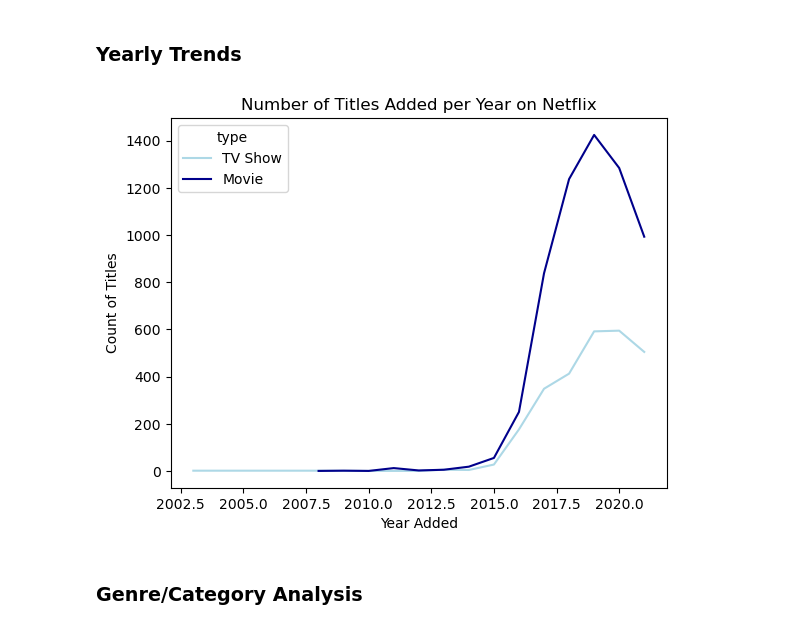
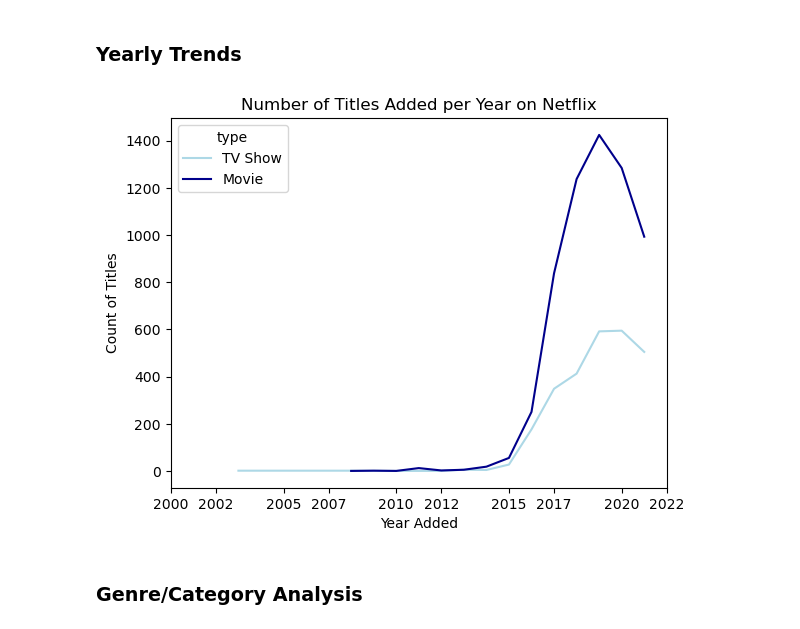
Before and after one commit to ItzChaBoiGhoza/movies-analysis, a Jupyter notebook: notebooks/movie_tvshows_eda.ipynb, the cells around one changed output. Cells and saved outputs as stored; diff of their text form; code cells hidden in the pictures.

```diff
--- a/notebooks/movie_tvshows_eda.ipynb
+++ b/notebooks/movie_tvshows_eda.ipynb
@@ -197,12 +228,11 @@ plt.show()
 # %%
-yearly_trends = df_date_expand.groupby(['year_added', 'type'])['title'].count().reset_index()
-
 sns.lineplot(data=yearly_trends, x='year_added', y='title', hue='type', palette=type_palette)
 plt.xlabel('Year Added')
 plt.ylabel('Count of Titles')
 plt.title('Number of Titles Added per Year on Netflix')
+plt.xticks(ticks=plt.xticks()[0].astype(int))
 plt.show()
 # %% [output]
-[figure, old version]
+[figure, new version]
 # %% [markdown]
 ### Genre/Category Analysis
```
Also changed, not shown: parts of 22 cells of this notebook.
